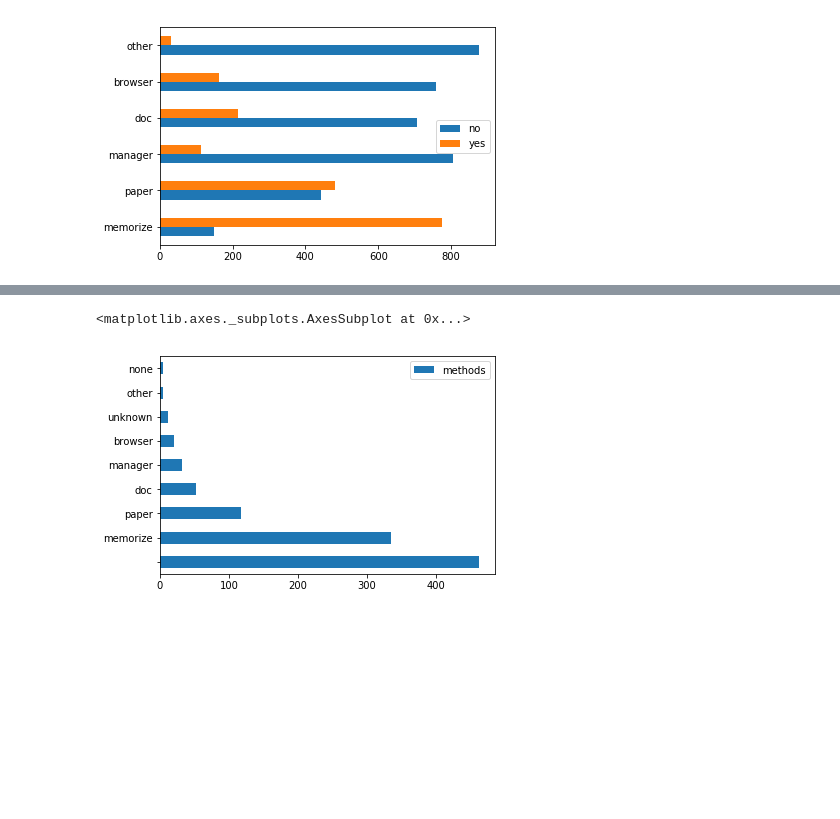
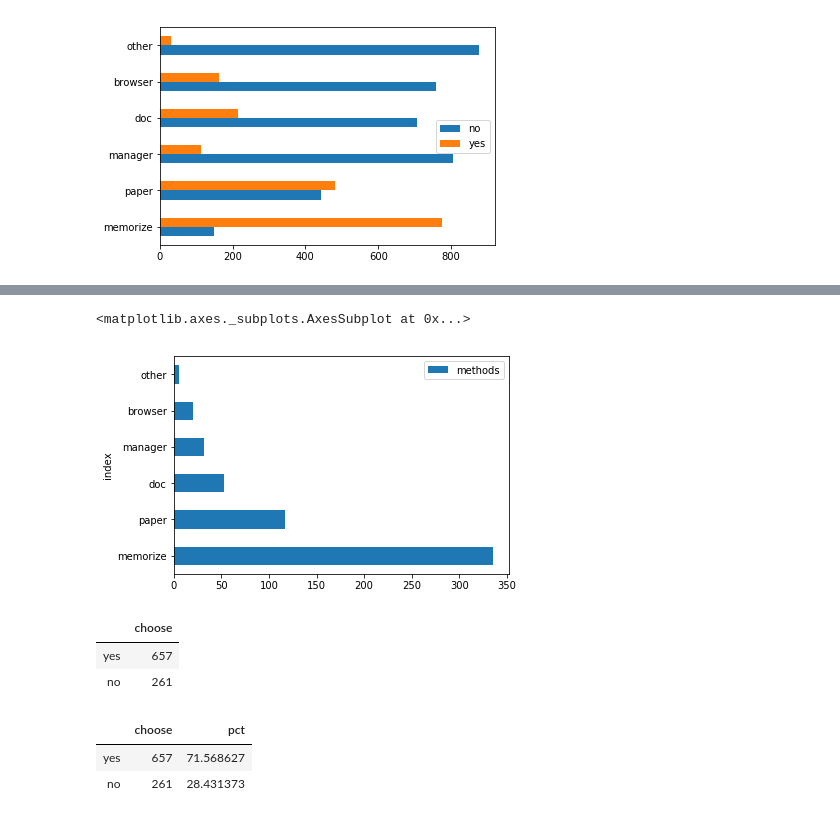
Before and after one commit to fr48/cyber, a Jupyter notebook: analysis/cybersecurity-analysis.ipynb, the cells around one changed output, grey strips where cells are left out. Cells and saved outputs as stored; diff of their text form; code cells hidden in the pictures; blank space fills up the shorter version.

```diff
--- a/analysis/cybersecurity-analysis.ipynb
+++ b/analysis/cybersecurity-analysis.ipynb
@@ -246,7 +246,14 @@ habits.plot.barh()
 <matplotlib.axes._subplots.AxesSubplot at 0x...>
 [figure]
 # %%
-methods = march.methods.value_counts()
-methods=pd.DataFrame(methods)
-methods = methods.rename(index={'1': "memorize", '2': "paper", '4': "doc", '3': "manager", '5': "browser", '8': "unknown", '6': "other", '9': "none"})
+methods = march[['methods']]
+methods = methods.reset_index()
+methods.loc[(methods['methods'] =='9')|(methods['methods'] =='8')|(methods['methods'] ==' '), 'methods'] = np.nan
+method = methods.methods.value_counts()
+method=pd.DataFrame(method)
+method = method.rename(index={'1': "memorize", '2': "paper", '4': "doc", '3': "manager", '5': "browser", '6': "other"})
+method = method.reset_index()
+method=method.set_index('index')
+
+method
 # %% [output]
@@ -256,5 +268,5 @@ Index([' ', 'memorize', 'paper', 'doc', 'manager', 'browser', 'unknown',
 # %%
-methods.plot.barh()
+method.plot.barh()
 # %% [output]
 <matplotlib.axes._subplots.AxesSubplot at 0x...>
-[figure, old version]
+[figure, new version]
@@ -263,3 +275,23 @@ pd.DataFrame
+# %%
+choose = march[['choose']]
+choose = choose.reset_index()
+choose.loc[(choose['choose'] =='9')|(choose['choose'] =='8')|(choose['choose'] ==' '), 'choose'] = np.nan
+choice = choose.choose.value_counts()
+choice=pd.DataFrame(choice)
+choice = choice.rename(index={'1': "yes", '2': "no"})
+
+choice
+# %% [output]
+|  | choose |
+| yes | 657 |
+| no | 261 |
+# %%
+choice['pct']=choice.choose/choice.choose.sum(skipna = True) *100
+choice
+# %% [output]
+|  | choose | pct |
+| yes | 657 | 71.568627 |
+| no | 261 | 28.431373 |
 # %%
 #scores by gender
 plt.style.use('seaborn-deep')
```
Also changed, not shown: parts of 4 cells of this notebook, 17 other files.
